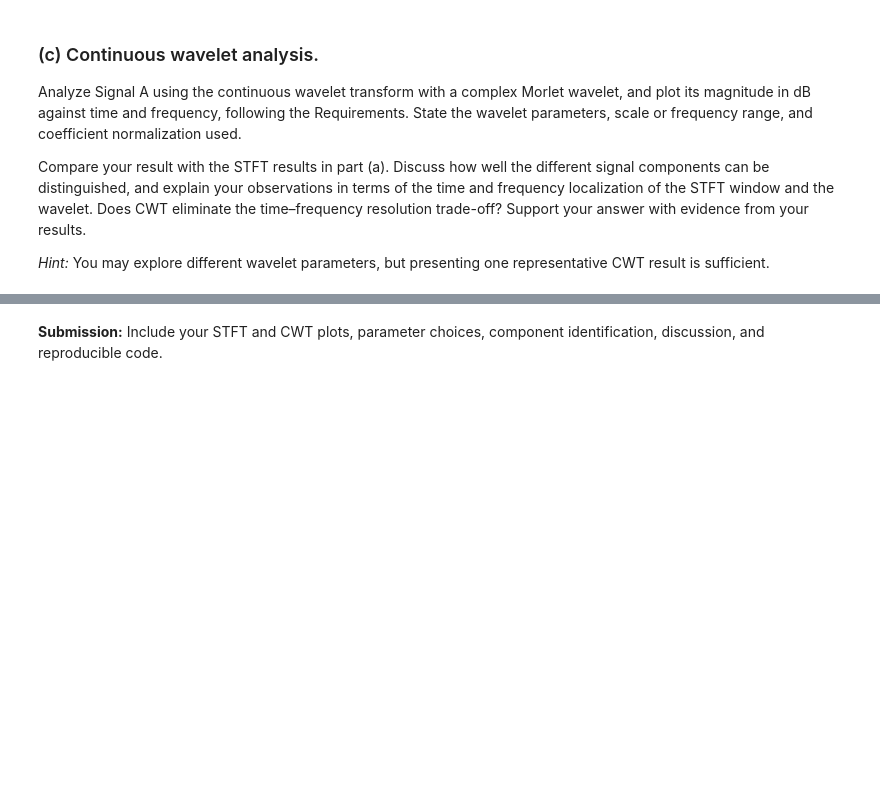
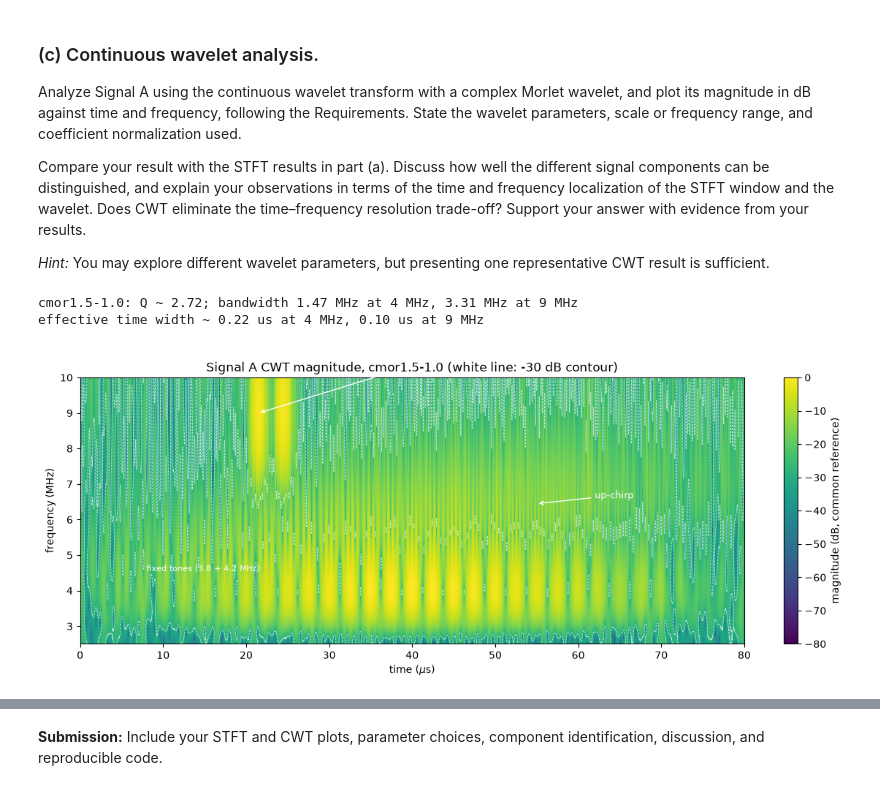
Before and after one commit to AristurtleHu/Signal-Ultrasound-Analysis, a Jupyter notebook: codes/HW1.ipynb, the cells around one changed output, grey strips where cells are left out. Cells and saved outputs as stored; diff of their text form; code cells hidden in the pictures; blank space fills up the shorter version.

```diff
--- a/codes/HW1.ipynb
+++ b/codes/HW1.ipynb
@@ -137,10 +394,51 @@ Compare your result with the STFT results in part (a). Discuss how well the diff
 *Hint:* You may explore different wavelet parameters, but presenting one representative CWT result is sufficient.
 # %%
 # Q2(c): data processing
-# TODO: Compute the results needed for this part.
+import pywt
+
+WAVELET = "cmor1.5-1.0"          # complex Morlet, bandwidth 1.5, center frequency 1.0
+F_MIN, F_MAX, N_FREQS = 2.5e6, 12e6, 400
+freqs_target = np.geomspace(F_MIN, F_MAX, N_FREQS)
+scales = 1.0 * sampling_rate_hz / freqs_target   # f = C * fs / a with C = 1.0
+
+coefs, cwt_freqs = pywt.cwt(signal_A, scales, WAVELET,
+                            sampling_period=1.0 / sampling_rate_hz)
+# PyWavelets coefficients are L2-normalized (|W| grows as sqrt(a) for a tone);
+# divide row a by sqrt(a) so equal-amplitude components have equal brightness.
+coefs = coefs / np.sqrt(scales)[:, None]
+cwt_dB = to_db(np.abs(coefs), np.abs(coefs).max())
+
+q_morlet = np.pi * np.sqrt(2 * 1.5) / 2
+print(f"cmor1.5-1.0: Q ~ {q_morlet:.2f}; bandwidth {4e6/q_morlet/1e6:.2f} MHz at 4 MHz, "
+      f"{9e6/q_morlet/1e6:.2f} MHz at 9 MHz")
+print(f"effective time width ~ {0.87/4:.2f} us at 4 MHz, {0.87/9:.2f} us at 9 MHz")
+# %% [output]
+cmor1.5-1.0: Q ~ 2.72; bandwidth 1.47 MHz at 4 MHz, 3.31 MHz at 9 MHz
+effective time width ~ 0.22 us at 4 MHz, 0.10 us at 9 MHz
 # %%
 # Q2(c): plotting
-# TODO: Plot the prepared results and save figures in IMAGE_DIR.
+fig, ax = plt.subplots(figsize=(11, 4.5), constrained_layout=True)
+mesh = ax.pcolormesh(time_us, cwt_freqs / 1e6, cwt_dB, shading="auto",
+                     cmap="viridis", vmin=-80, vmax=0)
+ax.contour(time_us, cwt_freqs / 1e6, cwt_dB, levels=[-30.0], colors="white",
+           linewidths=0.6, alpha=0.7)
+ax.annotate("9 MHz pulse pair\n(two lobes resolved)", xy=(lobes[0], 9.0),
+            xytext=(36, 10.2), color="white", fontsize=8,
+            arrowprops=dict(arrowstyle="->", color="white", lw=1.0))
+ax.annotate("up-chirp", xy=(55, intercept_m + slope_m * 55), xytext=(62, 6.6),
+            color="white", fontsize=9,
+            arrowprops=dict(arrowstyle="->", color="white", lw=1.0))
+ax.text(8, 4.55, "fixed tones (3.8 + 4.2 MHz)", color="white", fontsize=8)
+ax.set_xlim(0, 80)
+ax.set_ylim(F_MIN / 1e6, 10)
+ax.set_xlabel(r"time ($\mu$s)")
+ax.set_ylabel("frequency (MHz)")
+ax.set_title(f"Signal A CWT magnitude, {WAVELET} (white line: -30 dB contour)")
+fig.colorbar(mesh, ax=ax, label="magnitude (dB, common reference)")
+fig.savefig(IMAGE_DIR / "q2c_cwt.png", dpi=150, bbox_inches="tight")
+plt.show()
+# %% [output]
+[figure, added]
 # %% [markdown]
 **Your answer:**
 
```
Also changed, not shown: parts of 22 cells of this notebook, 18 other files.
